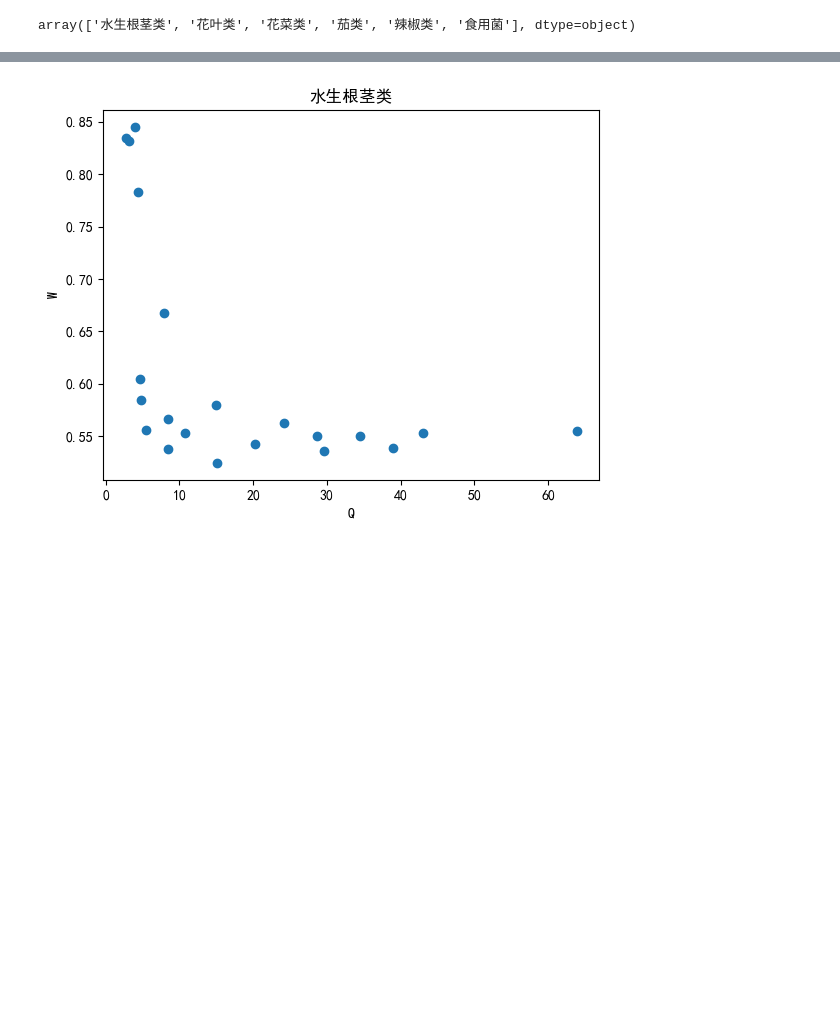
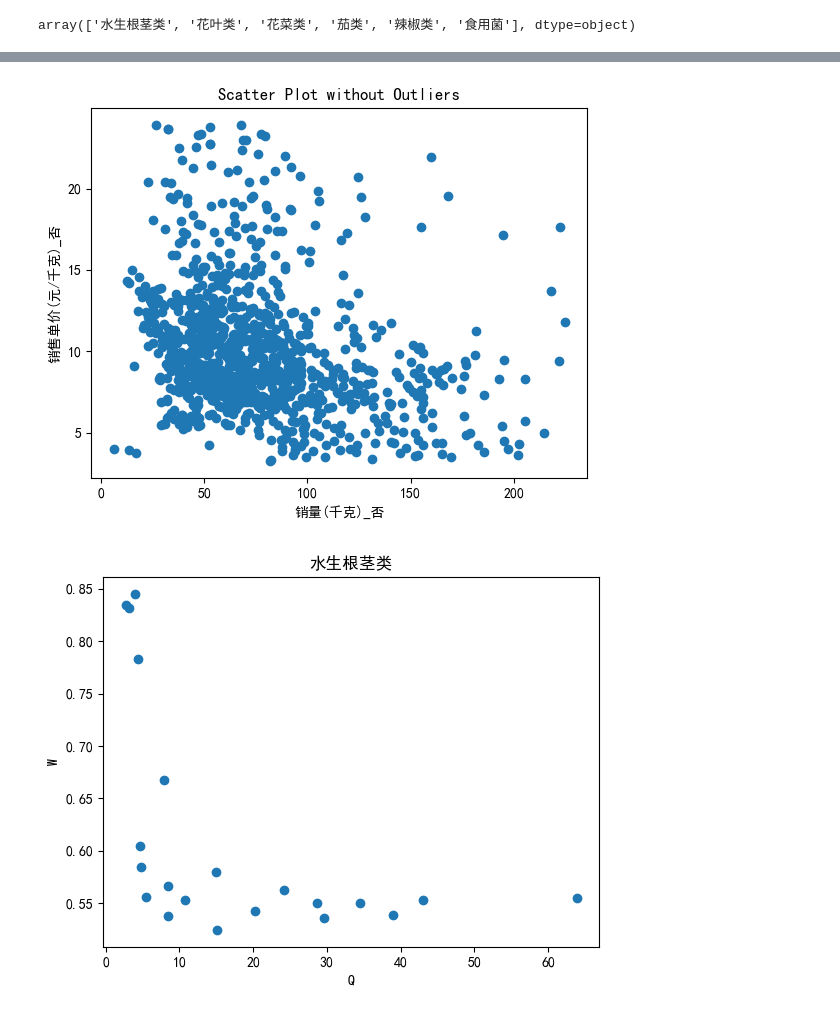
Before and after one commit to 738NGX/2023CUMCM_C, a Jupyter notebook: test.ipynb, the cells around one changed output, grey strips where cells are left out. Saved outputs shown, nothing was run; the diff lists cells and outputs as text; code cells hidden in the pictures; blank space fills up the shorter version.

```diff
--- a/test.ipynb
+++ b/test.ipynb
@@ -23,3 +23,11 @@ df=pd.read_csv('./export/q2_2往期品类销量定价关系汇总.csv')
 df['分类名称'].unique()
 # %% [output]
 array(['水生根茎类', '花叶类', '花菜类', '茄类', '辣椒类', '食用菌'], dtype=object)
+# %%
+df['日期'] = pd.to_datetime(df['日期'])
+mask = (((df['日期'] >= '2020-07-01') & (df['日期'] <= '2020-07-07')) |
+        ((df['日期'] >= '2021-07-01') & (df['日期'] <= '2021-07-07')) |
+        ((df['日期'] >= '2022-07-01') & (df['日期'] <= '2022-07-07'))
+       )
+#df = df.loc[mask]
+df=df.set_index(['日期'])
@@ -26,3 +51,28 @@ array(['水生根茎类', '花叶类', '花菜类', '茄类', '辣椒类', '食
+# %%
+import pandas as pd
+import matplotlib.pyplot as plt
+import matplotlib as mpl
+import warnings
+mpl.rcParams['font.family']='SimHei'
+plt.rcParams['axes.unicode_minus']=False
+warnings.filterwarnings("ignore")
+df0=df[df['分类名称']=='辣椒类']
+
+# 计算销量和销售单价的Z-score
+df0['销量_zscore'] = (df0['销量(千克)_否'] - df0['销量(千克)_否'].mean()) / df0['销量(千克)_否'].std()
+df0['销售单价_zscore'] = (df0['销售单价(元/千克)_否'] - df0['销售单价(元/千克)_否'].mean()) / df0['销售单价(元/千克)_否'].std()
+
+# 根据Z-score去除离群值
+df0 = df0[(df0['销量_zscore'].abs() < 3) & (df0['销售单价_zscore'].abs() < 3)]
+
+# 绘制散点图
+plt.scatter(df0['销量(千克)_否'].values, df0['销售单价(元/千克)_否'].values)
+plt.xlabel('销量(千克)_否')
+plt.ylabel('销售单价(元/千克)_否')
+plt.title('Scatter Plot without Outliers')
+plt.show()
+# %% [output]
+[figure, added]
 # %%
 import pandas as pd
 data = pd.read_csv('./export/q2_1往期品类批发价格汇总.csv', index_col=0)
```
Also changed, not shown: parts of 1 cell of this notebook, 3 other files.
